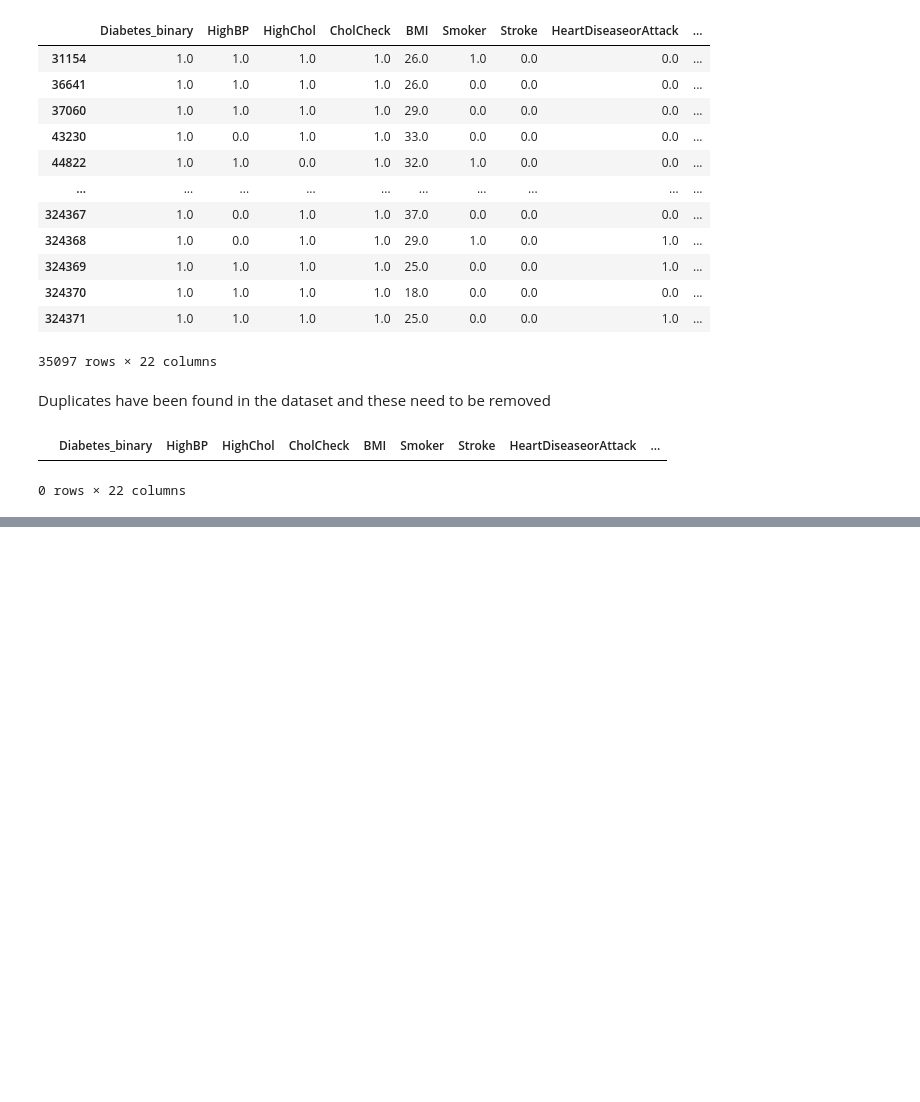
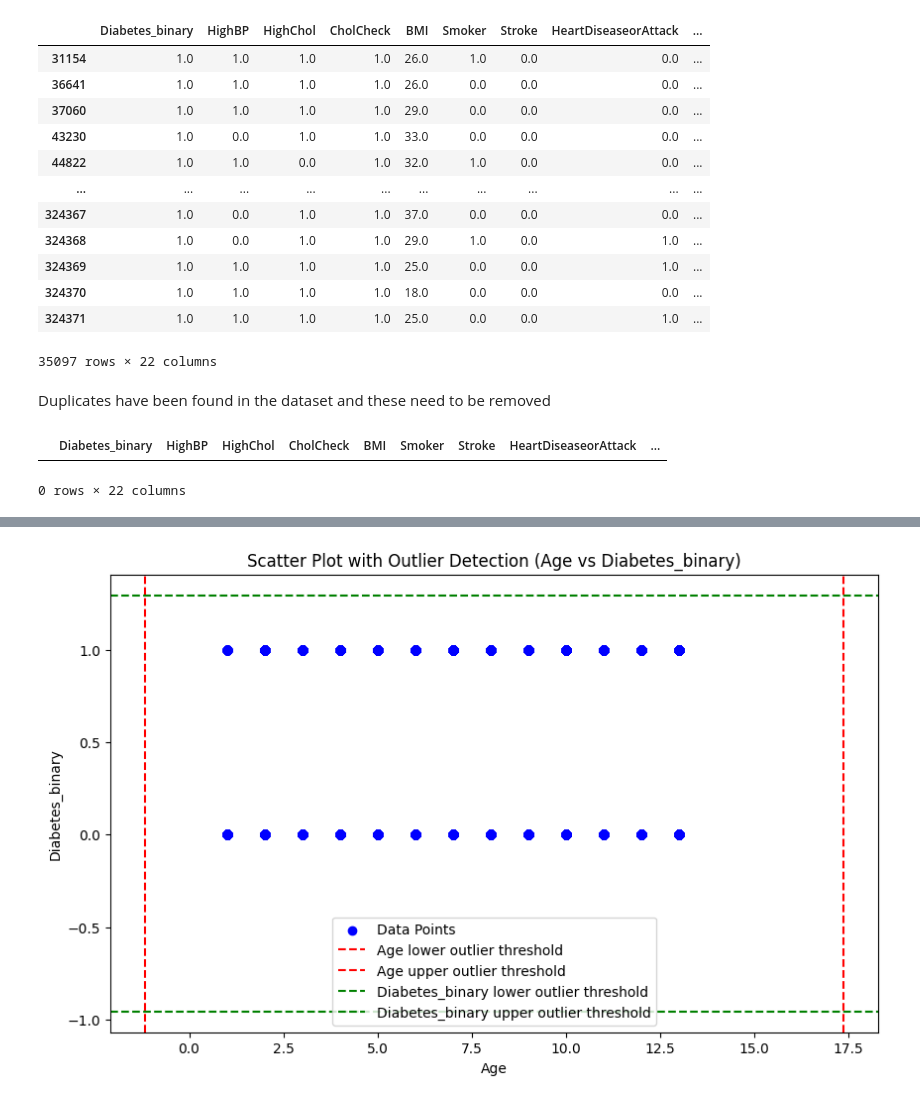
Before and after one commit to bertonag/MCS-7103-Gilbert-Nyakana, a Jupyter notebook: diabetesHealthIndicators.ipynb, the cells around one changed output, grey strips where cells are left out. Saved outputs shown, nothing was run; the diff lists cells and outputs as text; code cells hidden in the pictures; blank space fills up the shorter version.

```diff
--- a/diabetesHealthIndicators.ipynb
+++ b/diabetesHealthIndicators.ipynb
@@ -262,0 +294,37 @@ Duplicates have been eliminated
+# %%
+# Method for outliers detection using scatter plots
+def outlierDetectionScatterDiagram(x_column,y_column):
+  # Calculate the mean and standard deviation for the columns
+  x_mean = merged_dataframe[x_column].mean()
+  x_std = merged_dataframe[x_column].std()
+
+  y_mean = merged_dataframe[y_column].mean()
+  y_std = merged_dataframe[y_column].std()
+
+  # Define thresholds for outliers (±3 standard deviations)
+  x_lower_threshold = x_mean - 3 * x_std
+  x_upper_threshold = x_mean + 3 * x_std
+  y_lower_threshold = y_mean - 3 * y_std
+  y_upper_threshold = y_mean + 3 * y_std
+
+  # Create a scatter plot
+  plt.figure(figsize=(10, 6))
+  plt.scatter(merged_dataframe[x_column], merged_dataframe[y_column], label='Data Points', color='blue')
+
+  # Mark the outlier boundaries for the scatter plot
+  plt.axvline(x_lower_threshold, color='red', linestyle='dashed', label=f'{x_column} lower outlier threshold')
+  plt.axvline(x_upper_threshold, color='red', linestyle='dashed', label=f'{x_column} upper outlier threshold')
+  plt.axhline(y_lower_threshold, color='green', linestyle='dashed', label=f'{y_column} lower outlier threshold')
+  plt.axhline(y_upper_threshold, color='green', linestyle='dashed', label=f'{y_column} upper outlier threshold')
+
+  # Add labels and title
+  plt.xlabel(x_column)
+  plt.ylabel(y_column)
+  plt.title(f'Scatter Plot with Outlier Detection ({x_column} vs {y_column})')
+  plt.legend()
+  plt.show()
+# %%
+#Check outliers using Age and Diabetes_binary
+outlierDetectionScatterDiagram("Age","Diabetes_binary")
+# %% [output]
+[figure, added]
```
Also changed, not shown: parts of 6 cells of this notebook.
